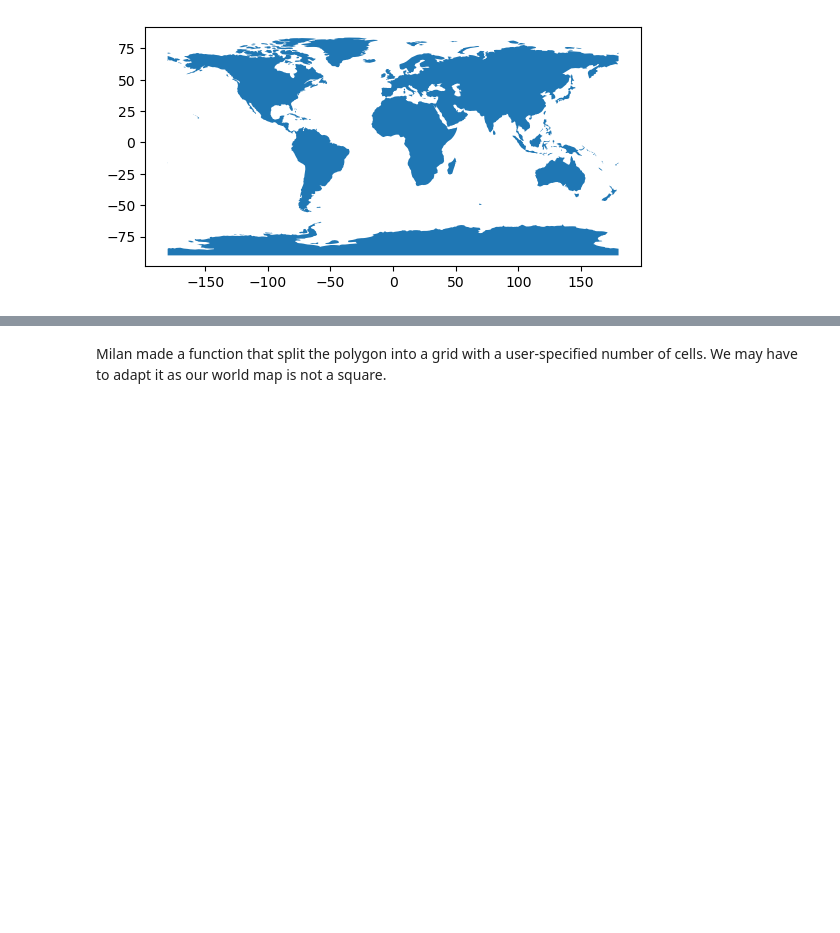
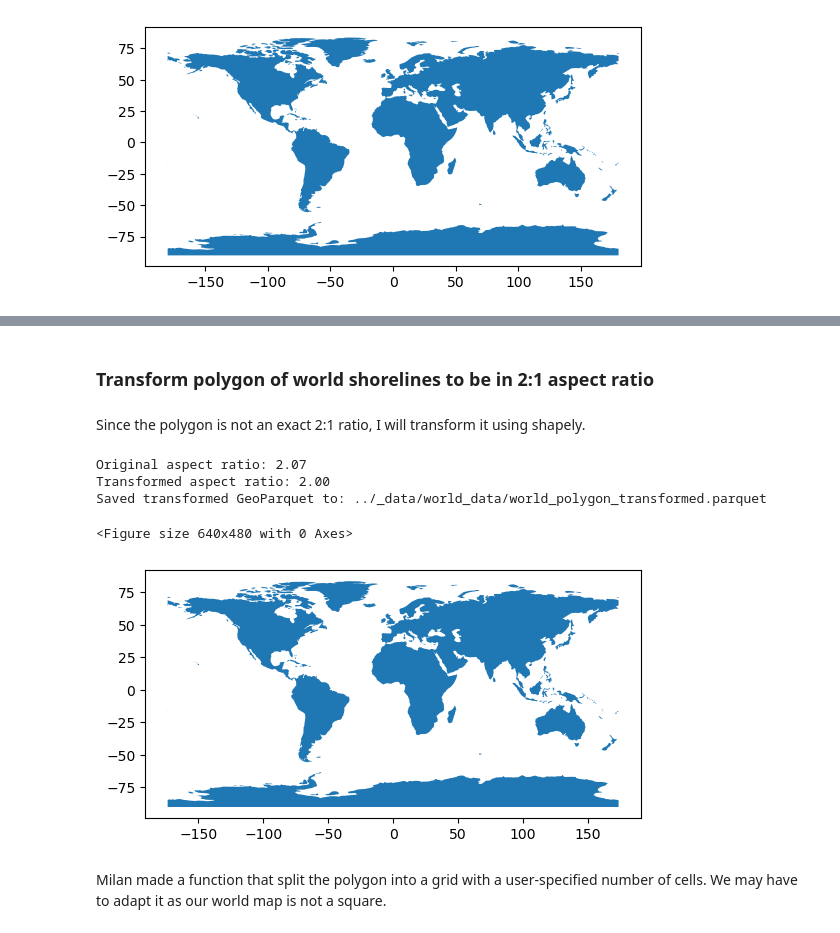
Before and after one commit to sralter/lego_world_map, a Jupyter notebook: lego_world_map.ipynb, the cells around one changed output, grey strips where cells are left out. Cells and saved outputs as stored; diff of their text form; code cells hidden in the pictures; blank space fills up the shorter version.

```diff
--- a/lego_world_map.ipynb
+++ b/lego_world_map.ipynb
@@ -217,3 +274,65 @@ plt.savefig('figures/world_polygon.jpg',bbox_inches='tight')
+# %% [markdown]
+### Transform polygon of world shorelines to be in 2:1 aspect ratio
+# %% [markdown]
+Since the polygon is not an exact 2:1 ratio, I will transform it using shapely.
+# %%
+# Path to the GeoParquet file
+file_path = '../_data/world_data/world_polygon.parquet'
+
+# Load the GeoParquet file
+gdf = gpd.read_parquet(file_path)
+
+# Calculate the current bounding box and aspect ratio
+bounds = gdf.total_bounds  # [minx, miny, maxx, maxy]
+minx, miny, maxx, maxy = bounds
+current_width = maxx - minx
+current_height = maxy - miny
+current_aspect_ratio = current_width / current_height
+
+# Desired aspect ratio
+desired_aspect_ratio = 2.00
+
+# Calculate scaling factors
+if current_aspect_ratio > desired_aspect_ratio:
+    # Landscape: Compress width
+    scale_x = desired_aspect_ratio / current_aspect_ratio
+    scale_y = 1  # No change in height
+else:
+    # Portrait: Stretch height
+    scale_x = 1  # No change in width
+    scale_y = current_aspect_ratio / desired_aspect_ratio
+
+# Apply the scaling transformation
+gdf['geometry'] = gdf['geometry'].apply(lambda geom: scale(geom, xfact=scale_x, yfact=scale_y, origin='center'))
+
+# Save the transformed GeoDataFrame (optional)
+output_path = '../_data/world_data/world_polygon_transformed.parquet'
+gdf.to_parquet(output_path)
+
+# Recalculate the bounding box and aspect ratio for verification
+new_bounds = gdf.total_bounds
+new_minx, new_miny, new_maxx, new_maxy = new_bounds
+new_width = new_maxx - new_minx
+new_height = new_maxy - new_miny
+new_aspect_ratio = new_width / new_height
+
+# Print results
+print(f"Original aspect ratio: {current_aspect_ratio:.2f}")
+print(f"Transformed aspect ratio: {new_aspect_ratio:.2f}")
+print(f"Saved transformed GeoParquet to: {output_path}")
+# %% [output]
+Original aspect ratio: 2.07
+Transformed aspect ratio: 2.00
+Saved transformed GeoParquet to: ../_data/world_data/world_polygon_transformed.parquet
+# %%
+world_t = gpd.read_parquet('../_data/world_data/world_polygon_transformed.parquet')
+plt.figure()
+world_t.plot()
+
+plt.savefig('figures/world_polygon_transformed.jpg',bbox_inches='tight')
+# %% [output]
+<Figure size 640x480 with 0 Axes>
+[figure, added]
 # %% [markdown]
 Milan made a function that split the polygon into a grid with a user-specified number of cells. We may have to adapt it as our world map is not a square.
 # %%
```
Also changed, not shown: parts of 21 cells of this notebook, 15 other files.
